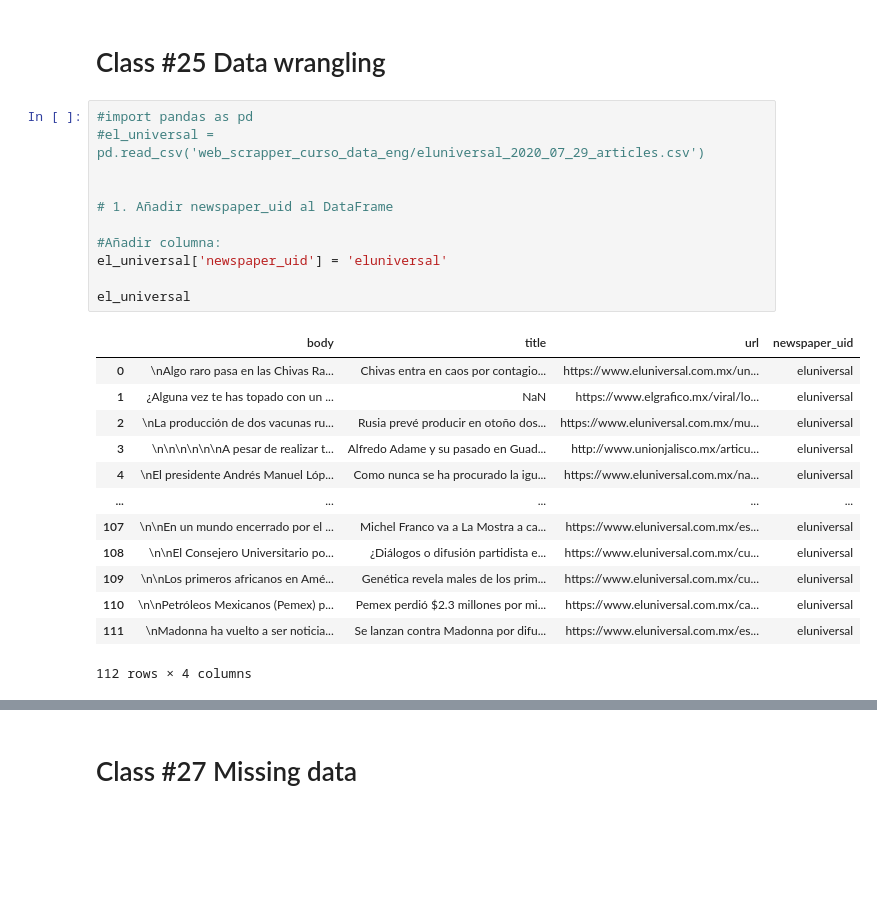
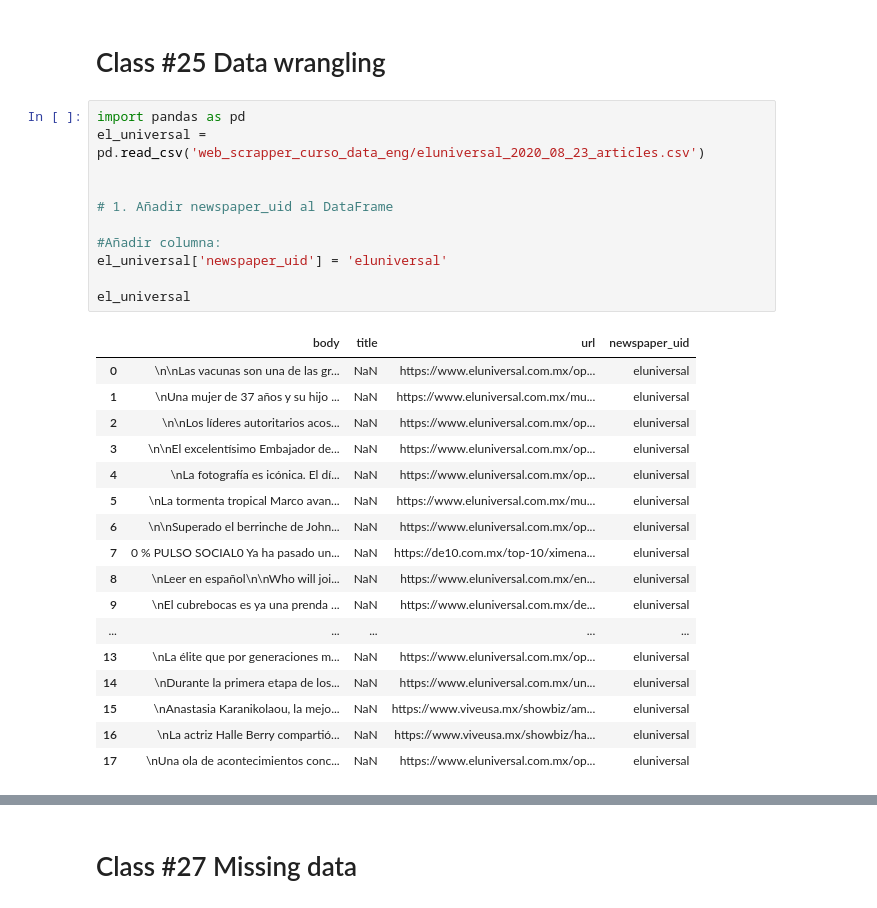
Before and after one commit to FernandoTorresL/Curso_Ing_Datos_Python, a Jupyter notebook: Platzi data live.ipynb, the cells around one changed output, grey strips where cells are left out. Saved outputs shown, nothing was run; the diff lists cells and outputs as text; blank space fills up the shorter version.

Commit message:
Clean data

```diff
--- a/Platzi data live.ipynb
+++ b/Platzi data live.ipynb
@@ -318,30 +318,34 @@ el_universal.loc[:,'body': 'title']
 # %% [markdown]
 # Class #25 Data wrangling
 # %%
-#import pandas as pd
-#el_universal = pd.read_csv('web_scrapper_curso_data_eng/eluniversal_2020_07_29_articles.csv')
+import pandas as pd
+el_universal = pd.read_csv('web_scrapper_curso_data_eng/eluniversal_2020_08_23_articles.csv')
 
 
 # 1. Añadir newspaper_uid al DataFrame
 
 #Añadir columna:
 el_universal['newspaper_uid'] = 'eluniversal'
 
 el_universal
 # %% [output]
 |  | body | title | url | newspaper_uid |
-| 0 | \nAlgo raro pasa en las Chivas Ra... | Chivas entra en caos por contagio... | https://www.eluniversal.com.mx/un... | eluniversal |
-| 1 | ¿Alguna vez te has topado con un ... | NaN | https://www.elgrafico.mx/viral/lo... | eluniversal |
-| 2 | \nLa producción de dos vacunas ru... | Rusia prevé producir en otoño dos... | https://www.eluniversal.com.mx/mu... | eluniversal |
-| 3 | \n\n\n\n\n\nA pesar de realizar t... | Alfredo Adame y su pasado en Guad... | http://www.unionjalisco.mx/articu... | eluniversal |
-| 4 | \nEl presidente Andrés Manuel Lóp... | Como nunca se ha procurado la igu... | https://www.eluniversal.com.mx/na... | eluniversal |
+| 0 | \n\nLas vacunas son una de las gr... | NaN | https://www.eluniversal.com.mx/op... | eluniversal |
+| 1 | \nUna mujer de 37 años y su hijo ... | NaN | https://www.eluniversal.com.mx/mu... | eluniversal |
+| 2 | \n\nLos líderes autoritarios acos... | NaN | https://www.eluniversal.com.mx/op... | eluniversal |
+| 3 | \n\nEl excelentísimo Embajador de... | NaN | https://www.eluniversal.com.mx/op... | eluniversal |
+| 4 | \nLa fotografía es icónica. El dí... | NaN | https://www.eluniversal.com.mx/op... | eluniversal |
+| 5 | \nLa tormenta tropical Marco avan... | NaN | https://www.eluniversal.com.mx/mu... | eluniversal |
+| 6 | \n\nSuperado el berrinche de John... | NaN | https://www.eluniversal.com.mx/op... | eluniversal |
+| 7 | 0 % PULSO SOCIAL0 Ya ha pasado un... | NaN | https://de10.com.mx/top-10/ximena... | eluniversal |
+| 8 | \nLeer en español\n\nWho will joi... | NaN | https://www.eluniversal.com.mx/en... | eluniversal |
+| 9 | \nEl cubrebocas es ya una prenda ... | NaN | https://www.eluniversal.com.mx/de... | eluniversal |
 | ... | ... | ... | ... | ... |
-| 107 | \n\nEn un mundo encerrado por el ... | Michel Franco va a La Mostra a ca... | https://www.eluniversal.com.mx/es... | eluniversal |
-| 108 | \n\nEl Consejero Universitario po... | ¿Diálogos o difusión partidista e... | https://www.eluniversal.com.mx/cu... | eluniversal |
-| 109 | \n\nLos primeros africanos en Amé... | Genética revela males de los prim... | https://www.eluniversal.com.mx/cu... | eluniversal |
-| 110 | \n\nPetróleos Mexicanos (Pemex) p... | Pemex perdió $2.3 millones por mi... | https://www.eluniversal.com.mx/ca... | eluniversal |
-| 111 | \nMadonna ha vuelto a ser noticia... | Se lanzan contra Madonna por difu... | https://www.eluniversal.com.mx/es... | eluniversal |
+| 13 | \nLa élite que por generaciones m... | NaN | https://www.eluniversal.com.mx/op... | eluniversal |
+| 14 | \nDurante la primera etapa de los... | NaN | https://www.eluniversal.com.mx/un... | eluniversal |
+| 15 | \nAnastasia Karanikolaou, la mejo... | NaN | https://www.viveusa.mx/showbiz/am... | eluniversal |
+| 16 | \nLa actriz Halle Berry compartió... | NaN | https://www.viveusa.mx/showbiz/ha... | eluniversal |
+| 17 | \nUna ola de acontecimientos conc... | NaN | https://www.eluniversal.com.mx/op... | eluniversal |
-112 rows × 4 columns
 # %%
 # 2. Obtener el host
 
```
Also changed, not shown: parts of 11 cells of this notebook, 1 other file.
